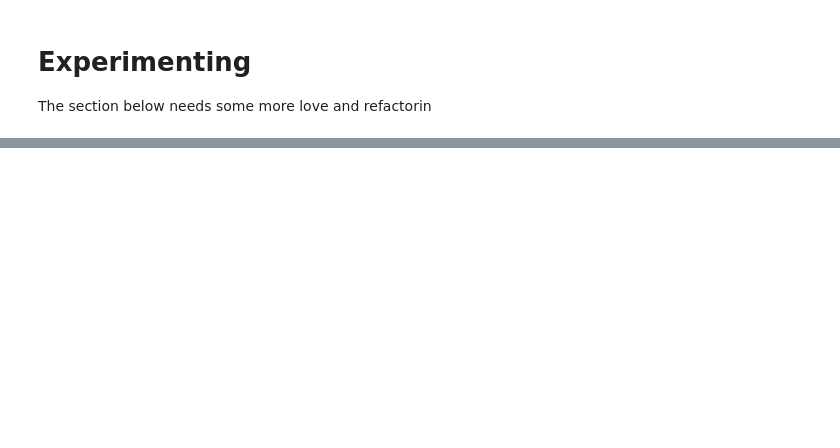
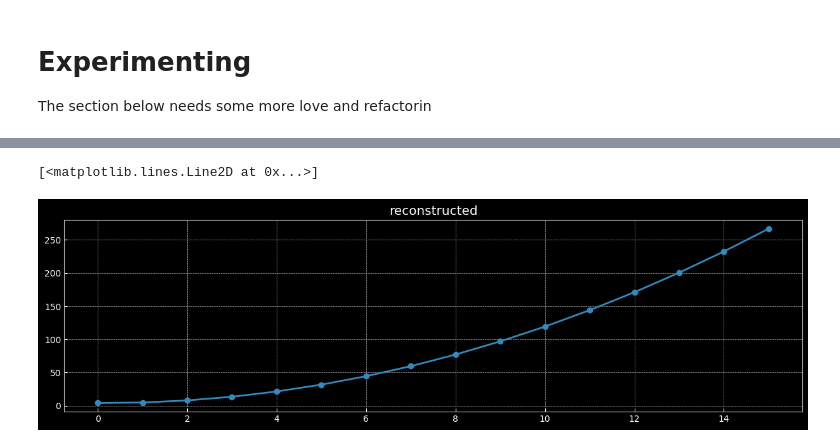
Before and after one commit to harishgovardhandamodar/Variational-Auto-Encoder, a Jupyter notebook: 10-autoencoder.ipynb, the cells around one changed output, grey strips where cells are left out. Drawn from its saved outputs; the diff is of its cells as text; code cells hidden in the pictures; blank space fills up the shorter version.

```diff
--- a/10-autoencoder.ipynb
+++ b/10-autoencoder.ipynb
@@ -227,10 +342,13 @@ plt.imshow(to_img(ỹ).squeeze())
 # %%
 N = 16
 samples = torch.Tensor(N, 28 * 28).to(device)
 for i in range(N):
     samples[i] = i / (N - 1) * img[B].data + (1 - i / (N - 1) ) * img[A].data
 with torch.no_grad():
     reconstructions = model(samples)[0]
 
-plt.title(f'{A = }, {B = }')
+plt.title(f'reconstructed')
 plt.plot(samples.sub(reconstructions).pow(2).sum(dim=(1)), '-o')
+# %% [output]
+[<matplotlib.lines.Line2D at 0x...>]
+[figure, added]
```
Also changed, not shown: parts of 10 cells of this notebook.
